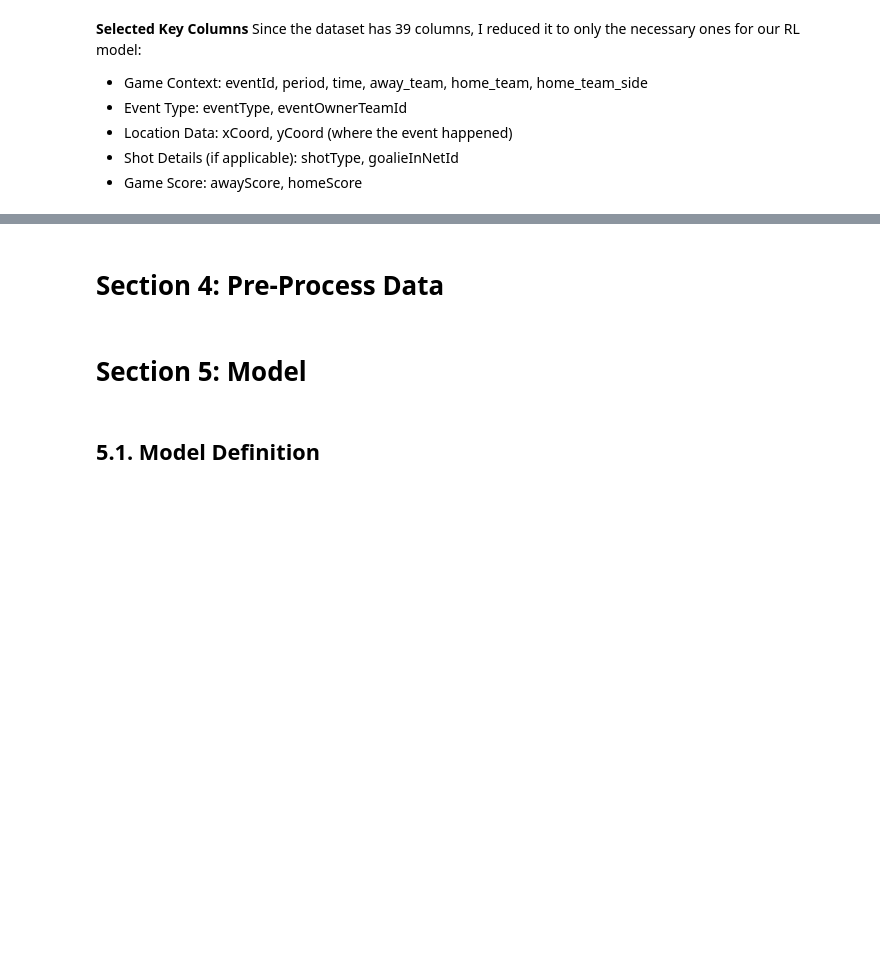
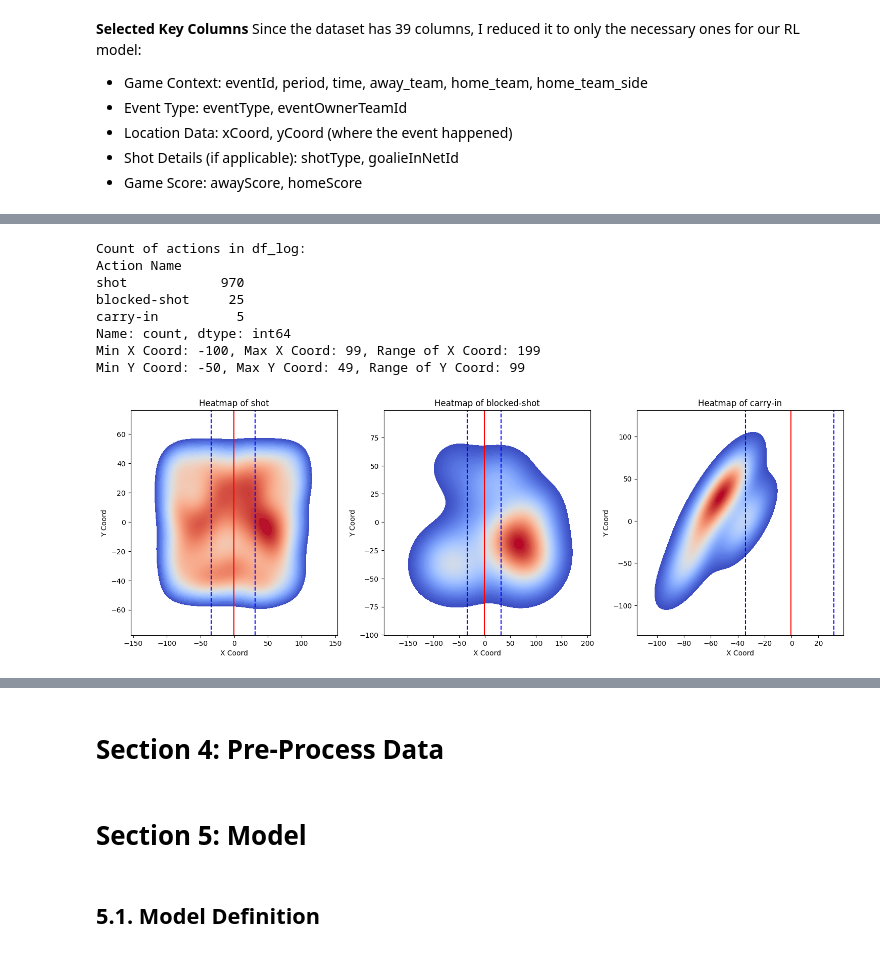
Before and after one commit to stewmckendry/Project-4---NHL-Plays, a Jupyter notebook: notebooks/Hockey_Coach.ipynb, the cells around one changed output, grey strips where cells are left out. Saved outputs shown, nothing was run; the diff lists cells and outputs as text; code cells hidden in the pictures; blank space fills up the shorter version.

```diff
--- a/notebooks/Hockey_Coach.ipynb
+++ b/notebooks/Hockey_Coach.ipynb
@@ -428,8 +473,8 @@ def select_action(state):
 # Why? → We use Mean Squared Error Loss and Adam Optimizer to train the model.
 # Why? → This updates the online network so it learns which hockey plays lead to the best outcomes.
 loss_fn = nn.MSELoss()  # Mean Squared Error Loss
-optimizer = optim.Adam(online_network.parameters(), lr=0.001)  # Adam Optimizer
-batch_size = 32
+optimizer = optim.Adam(online_network.parameters(), lr=0.005)  # Adam Optimizer
+batch_size = 16  # Number of experiences to sample for training
 gamma = 0.99  # Discount factor for future rewards
 
 def train_network():
@@ -705,19 +710,9 @@ Selected Action: 4 -> Shot on Goal
 # %%
 # Simulate a variety of hockey game states, call predict_best_action(state), and log the AI’s decisions to your hockey_action_log.csv file.
 
-# Define action mapping
-action_mapping = {
-    0: "Hit",
-    1: "Blocked Shot",
-    2: "Takeaway",
-    3: "Giveaway",
-    4: "Shot on Goal",
-    5: "Missed Shot",
-    6: "Goal"
-}
-
 # Log file path
-log_file = "../outputs/hockey_action_log_after.csv"
+log_file = "../outputs/hockey_action_log.csv"
+reward_log = []  # Store total reward per episode
 
 # Number of simulated entries
 num_simulated_states = 1000  # Adjust as needed
@@ -730,6 +725,9 @@ with open(log_file, "a", newline="") as file:
     if file.tell() == 0:
         writer.writerow(["Period", "Time", "X Coord", "Y Coord", "Score Diff", "Action", "Action Name"])
 
+    # Set online network for prediction
+    hockey_env_rl.model = online_network
+
     # Generate random hockey states and predict actions
     for _ in range(num_simulated_states):
         period = np.random.randint(1, 4)  # Period 1-3
@@ -741,16 +739,15 @@ with open(log_file, "a", newline="") as file:
         # Create state array
         state = [period, time, x_coord, y_coord, score_diff]
 
+        # Move state to the same device as the model
+        state_tensor = torch.tensor(state, dtype=torch.float32).to(device)
+
         # Predict AI's best action
-        action = predict_best_action(state)
-        action_name = action_mapping[action]
+        action = hockey_env_rl.predict_best_action(state_tensor)
+        action_name = hockey_env_rl.action_name(action)
 
         # Log result
         writer.writerow(state + [action, action_name])
 
-        # Print for debugging every 100 entries
-        if _ % 100 == 0:
-            print(f"Simulated { _ } states... Last Action: {action_name}")
-
 print("Simulation complete! Logged simulated states to hockey_action_log.csv")
 # %% [output]
@@ -958,0 +793,23 @@ Action Frequency by Zone (Before vs. After):
+# %%
+# Load the hockey action log as df_log
+df_log = pd.read_csv(log_file)
+
+# Print count of actions in df_log
+print(f"Count of actions in df_log:\n{df_log['Action Name'].value_counts()}")
+
+# Print min and max of X Coord and Y Coord in df_log
+print(f"Min X Coord: {df_log['X Coord'].min()}, Max X Coord: {df_log['X Coord'].max()}, Range of X Coord: {df_log['X Coord'].max() - df_log['X Coord'].min()}")
+print(f"Min Y Coord: {df_log['Y Coord'].min()}, Max Y Coord: {df_log['Y Coord'].max()}, Range of Y Coord: {df_log['Y Coord'].max() - df_log['Y Coord'].min()}")
+
+# Plot heatmaps for each action type showing where on the rink the AI makes different plays
+plot_action_heatmaps(df_log)
+# %% [output]
+Count of actions in df_log:
+Action Name
+shot            970
+blocked-shot     25
+carry-in          5
+Name: count, dtype: int64
+Min X Coord: -100, Max X Coord: 99, Range of X Coord: 199
+Min Y Coord: -50, Max Y Coord: 49, Range of Y Coord: 99
+[figure, added]
```
Also changed, not shown: parts of 36 cells of this notebook, 13 other files.
